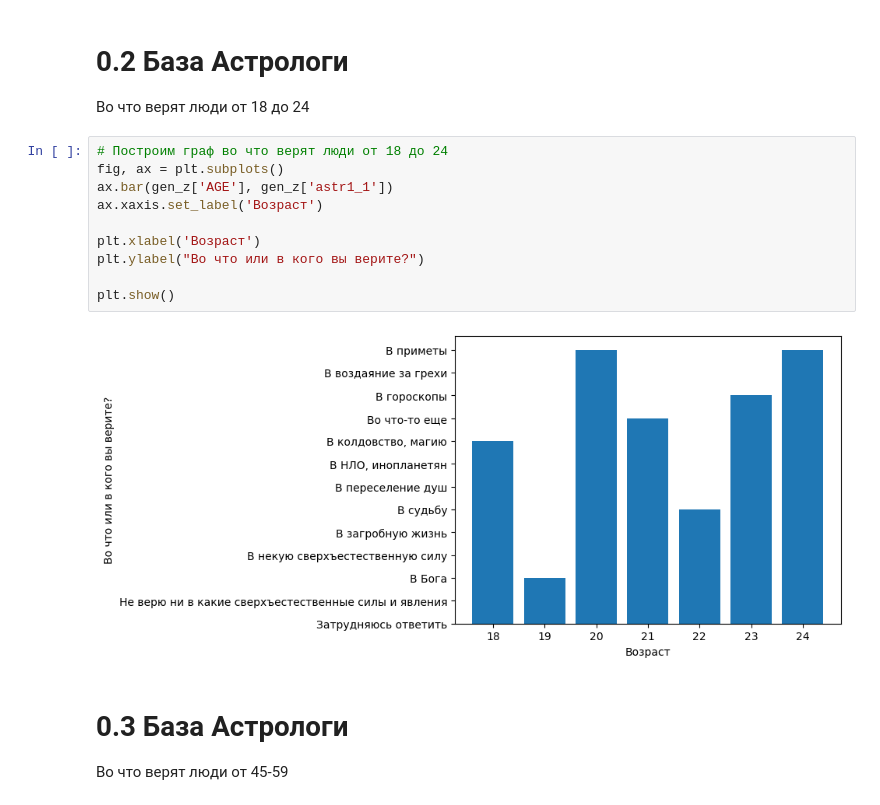
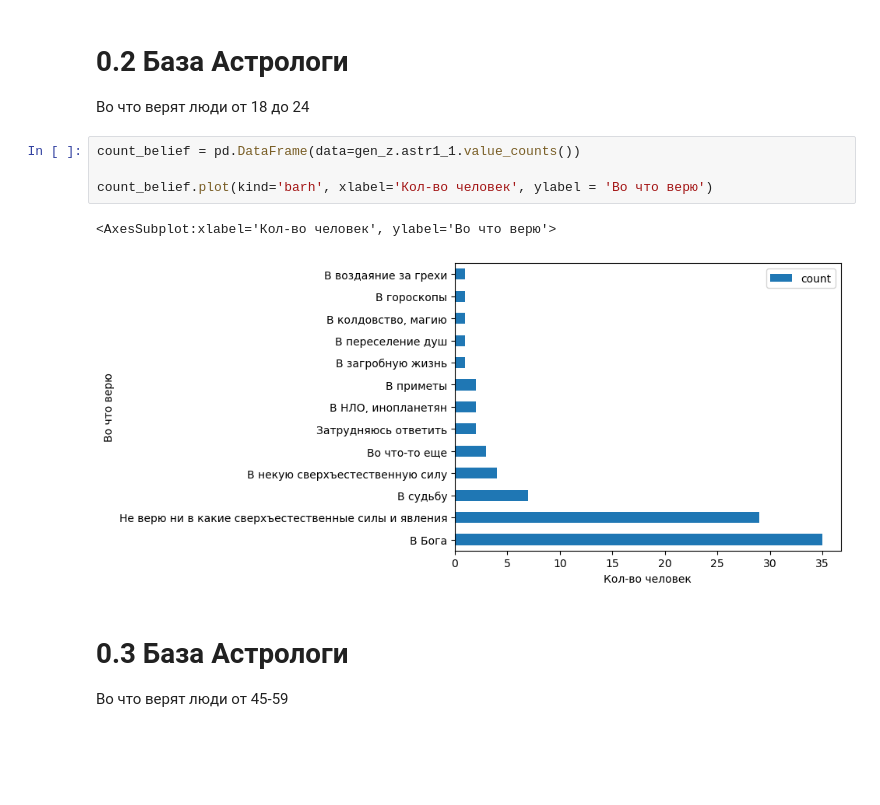
Before and after one commit to dacsson/religion_analysis, a Jupyter notebook: religion_analysis.ipynb, the cells around one changed output. Saved outputs shown, nothing was run; the diff lists cells and outputs as text; blank space fills up the shorter version.

```diff
--- a/religion_analysis.ipynb
+++ b/religion_analysis.ipynb
@@ -36,18 +36,13 @@ gen_m = pd.DataFrame(data = gen_m)
 # 0.2 База Астрологи
 
 Во что верят люди от 18 до 24
-# %%
-# Построим граф во что верят люди от 18 до 24
-fig, ax = plt.subplots()
-ax.bar(gen_z['AGE'], gen_z['astr1_1'])
-ax.xaxis.set_label('Возраст')
-
-plt.xlabel('Возраст')
-plt.ylabel("Во что или в кого вы верите?")
-
-plt.show()
-# %% [output]
-[figure, removed]
+# %%
+count_belief = pd.DataFrame(data=gen_z.astr1_1.value_counts())
+
+count_belief.plot(kind='barh', xlabel='Кол-во человек', ylabel = 'Во что верю')
+# %% [output]
+<AxesSubplot:xlabel='Кол-во человек', ylabel='Во что верю'>
+[figure, added]
 # %% [markdown]
 # 0.3 База Астрологи
 
```
Also changed, not shown: parts of 20 cells of this notebook.
